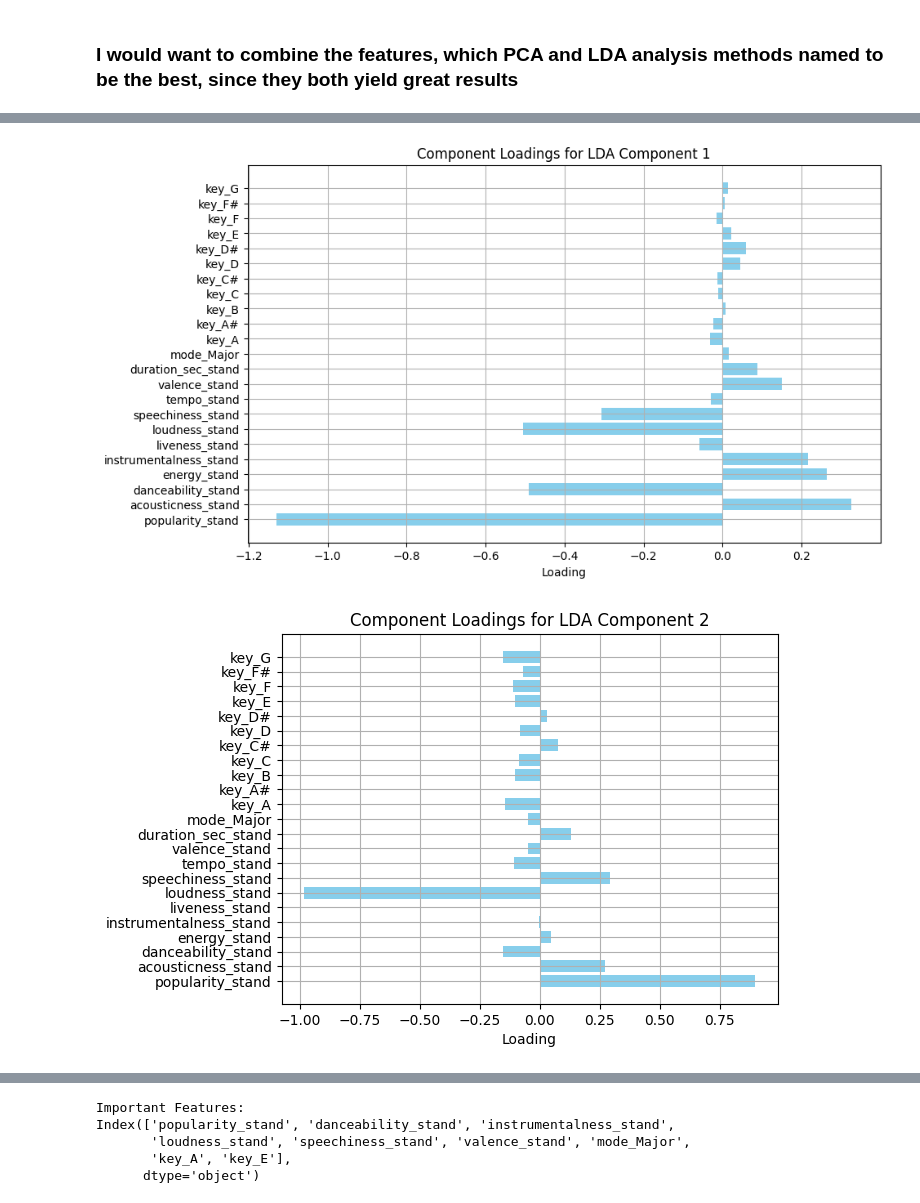
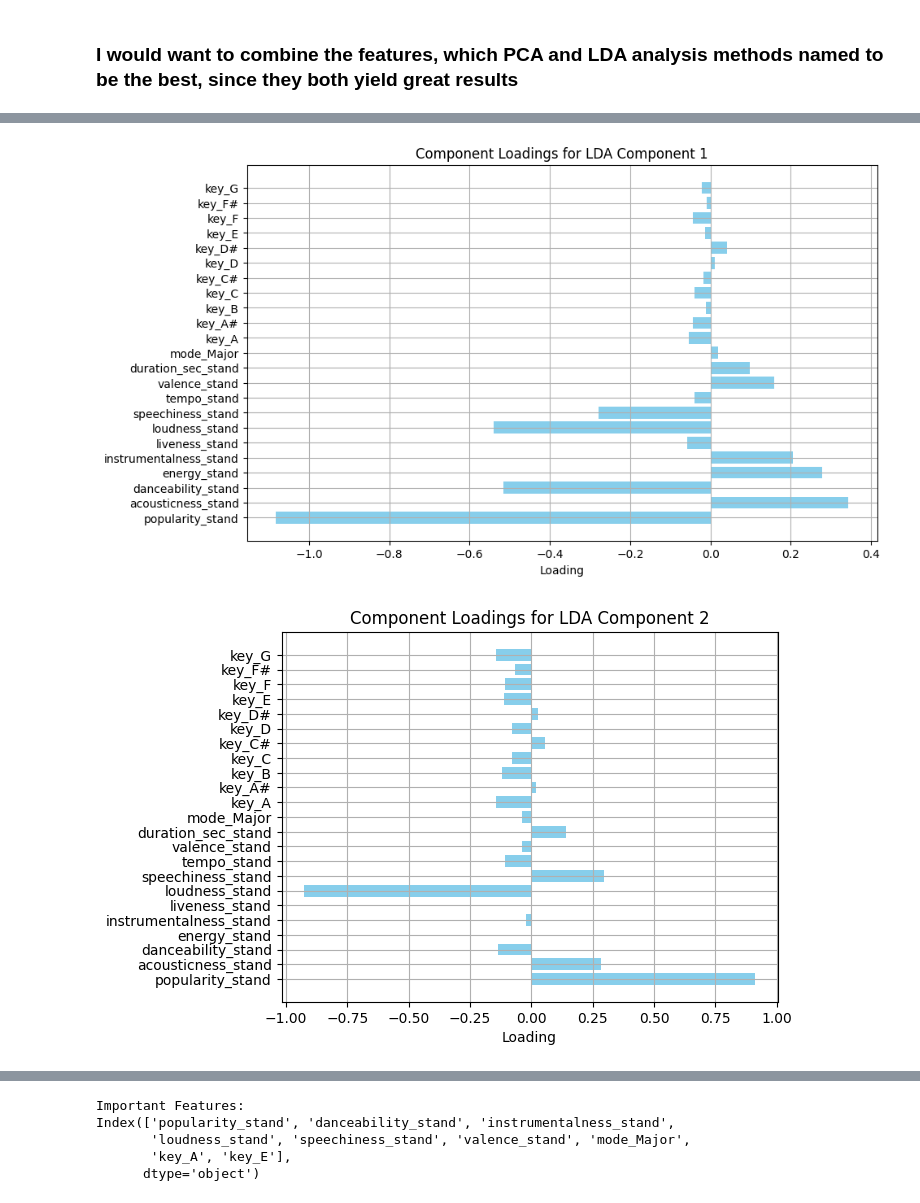
Before and after one commit to whykay-01/machine-learning-music-genre-classifier, a Jupyter notebook: capstone_dimension_reduction.ipynb, the cells around one changed output, grey strips where cells are left out. Cells and saved outputs as stored; diff of their text form; code cells hidden in the pictures.

```diff
--- a/capstone_dimension_reduction.ipynb
+++ b/capstone_dimension_reduction.ipynb
@@ -248,10 +241,17 @@ plt.show()
 # %%
 from sklearn.discriminant_analysis import LinearDiscriminantAnalysis
 
+X = df.drop("genre_label", axis=1)
+y = df["genre_label"]
+
+X_train, X_test, y_train, y_test = train_test_split(X, y, test_size=0.2, stratify=y, random_state=18618637)
+X_train_final, X_val, y_train_final, y_val = train_test_split(X_train, y_train, test_size=0.25, stratify=y_train, random_state=18618637)
+
 df = pd.concat([final_df, df['genre_label']], axis=1)
-# fit LDA using selected features
 lda = LinearDiscriminantAnalysis()
-lda.fit(df.drop(columns=['genre_label']), df['genre_label'])
+X_train_lda = lda.fit_transform(X_train, y_train)
+X_test_lda = lda.transform(X_test)
+
 feature_importance = lda.coef_[0]  # Coefficients associated with each feature
 
 for feature, importance in zip(df.drop(columns=['genre_label']).columns.to_list(), feature_importance):
@@ -306,16 +310,14 @@ import matplotlib.pyplot as plt
 from sklearn.discriminant_analysis import LinearDiscriminantAnalysis
 
 lda = LinearDiscriminantAnalysis(n_components=2)
+X_train_lda = lda.fit_transform(X_train, y_train)
+X_test_lda = lda.transform(X_test)
 
-X = df.drop(columns=['genre_label'])
-y = df['genre_label']
-
-X_lda = lda.fit_transform(X, y)
 
 # Plot the transformed data
 plt.figure(figsize=(8, 6))
 for label in np.unique(y):
-    plt.scatter(X_lda[y == label, 0], X_lda[y == label, 1], label=label)
+    plt.scatter(X_train_lda[y_train == label, 0], X_train_lda[y_train == label, 1], label=label)
 plt.xlabel('LD1')
 plt.ylabel('LD2')
 plt.title('LDA Solution in Lower-Dimensional Space')
@@ -330,17 +332,14 @@ from mpl_toolkits.mplot3d import Axes3D
 from sklearn.discriminant_analysis import LinearDiscriminantAnalysis
 
 lda = LinearDiscriminantAnalysis(n_components=3)
-
-X = df.drop(columns=['genre_label'])
-y = df['genre_label']
-
-X_lda = lda.fit_transform(X, y)
+X_train_lda = lda.fit_transform(X_train, y_train)
+X_test_lda = lda.transform(X_test)
 
 fig = plt.figure(figsize=(8, 6))
 ax = fig.add_subplot(111, projection='3d')
 
-for label in np.unique(y):
-    ax.scatter(X_lda[y == label, 0], X_lda[y == label, 1], X_lda[y == label, 2], label=label)
+for label in np.unique(y_train):
+    ax.scatter(X_train_lda[y_train == label, 0], X_train_lda[y_train == label, 1], X_train_lda[y_train == label, 2], label=label)
 
 ax.set_xlabel('LD1')
 ax.set_ylabel('LD2')
@@ -373,20 +355,26 @@ plt.show()
 # %%
 import numpy as np
 
 lda = LinearDiscriminantAnalysis(n_components=3)
-X_lda = lda.fit_transform(X, y)
+X_train_lda = lda.fit_transform(X_train, y_train)
+X_test_lda = lda.transform(X_test)
 
 component_loadings = lda.scalings_[:, :3]
 
 # Visualize component loadings
 plt.figure(figsize=(10, 6))
 for i, component in enumerate(component_loadings.T):
     plt.barh(range(len(component)), component, color='skyblue')
     plt.yticks(range(len(component)), X.columns)
     plt.xlabel('Loading')
     plt.title(f'Component Loadings for LDA Component {i+1}')
     plt.grid(True)
     plt.show()
+
+y_train_df = y_train
+X_train_lda_df = pd.DataFrame(X_train_lda)
+lda_x_testing_df = pd.DataFrame(X_test_lda)
+lda_training_df = pd.concat([X_train_lda_df, y_train_df], axis=1)
 # %% [output]
-[figure, old version]
+[figure, new version]
-[figure, old version]
+[figure, new version]
```
Also changed, not shown: parts of 24 cells of this notebook.
